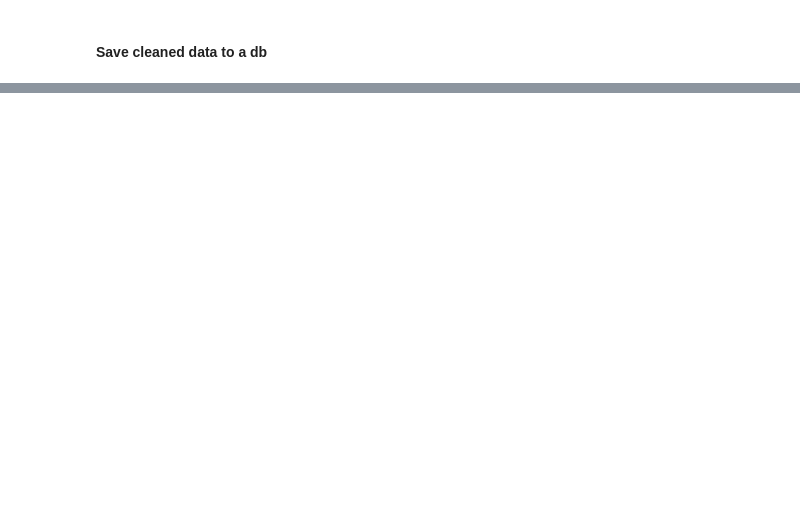
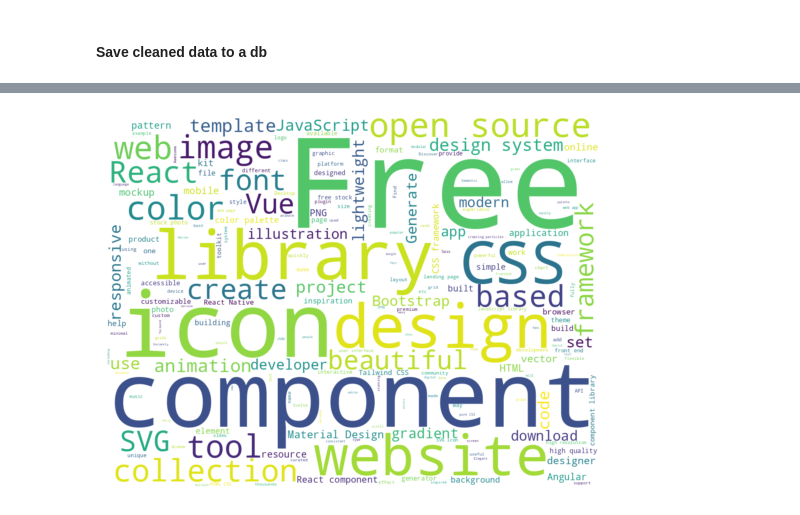
Before and after one commit to ajhughesdev/design-resources-4-developers, a Jupyter notebook: backend/design-resources-4-developers.ipynb, the cells around one changed output, grey strips where cells are left out. Cells and saved outputs as stored; diff of their text form; code cells hidden in the pictures; blank space fills up the shorter version.

```diff
--- a/backend/design-resources-4-developers.ipynb
+++ b/backend/design-resources-4-developers.ipynb
@@ -164,0 +249,18 @@ conn.close()
+# %%
+from wordcloud import WordCloud
+
+def generate_wordcloud(df):
+    all_descriptions = ' '.join(df['resources'].apply(lambda resources: ' '.join([resource['description'] for resource in resources])))
+
+    wordcloud = WordCloud(width=1200, height=900, background_color='white', min_word_length=3).generate(all_descriptions)
+
+    plt.imshow(wordcloud, interpolation='bilinear')
+    plt.axis('off')
+
+    plt.savefig('wordcloud.png', bbox_inches='tight')
+
+    plt.show()
+
+generate_wordcloud(df)
+# %% [output]
+[figure, added]
```
Also changed, not shown: parts of 9 cells of this notebook, 8 other files.
